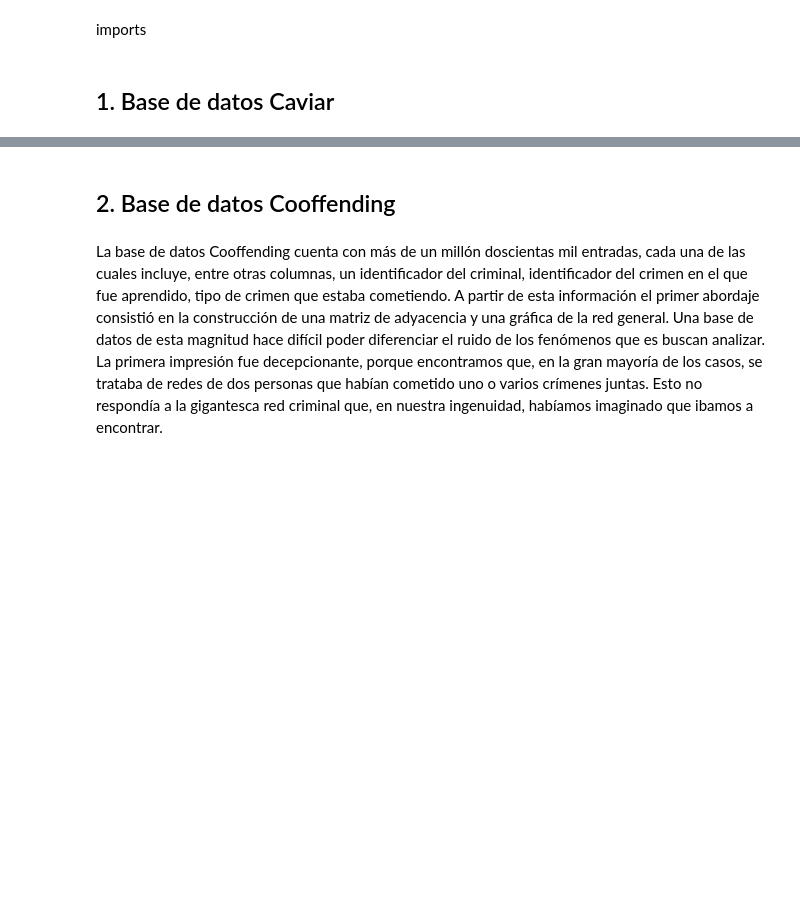
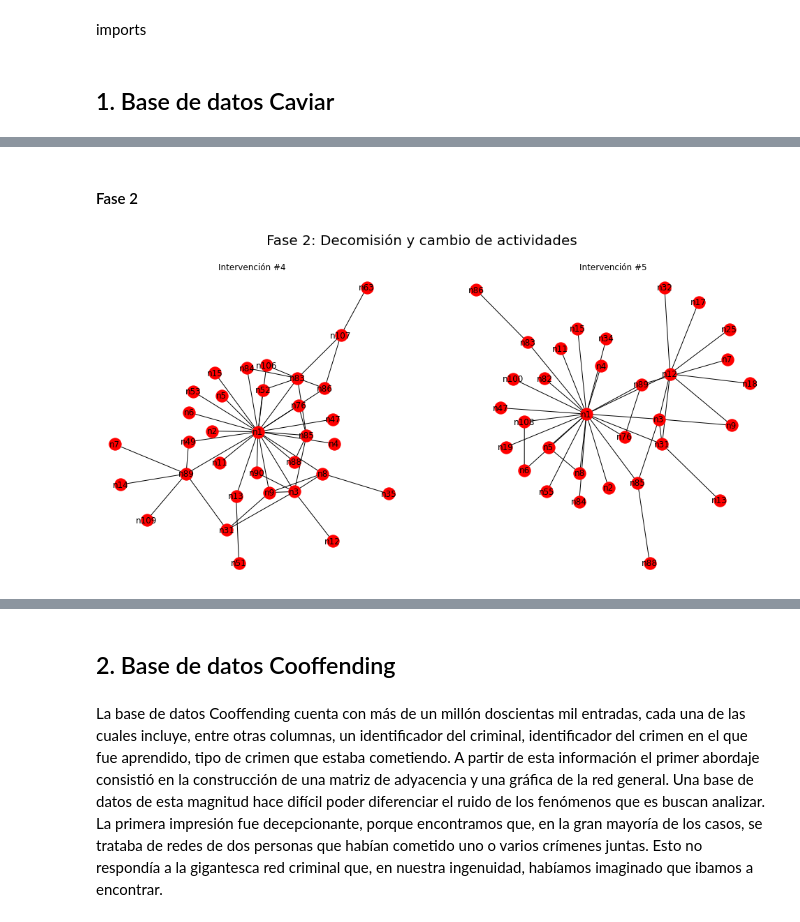
Before and after one commit to santibatte/criminal_communities, a Jupyter notebook: adj_matrix/Estructura.ipynb, the cells around one changed output, grey strips where cells are left out. Cells and saved outputs as stored; diff of their text form; code cells hidden in the pictures; blank space fills up the shorter version.

```diff
--- a/adj_matrix/Estructura.ipynb
+++ b/adj_matrix/Estructura.ipynb
@@ -130,0 +192,6 @@ Medidas de centralidad para cada t
+# %% [markdown]
+#### Fase 2
+# %%
+create_fase_nxs(G, range(1, 3), 3, "Fase 2: Decomisión y cambio de actividades", "r")
+# %% [output]
+[figure, added]
```
Also changed, not shown: parts of 37 cells of this notebook.
